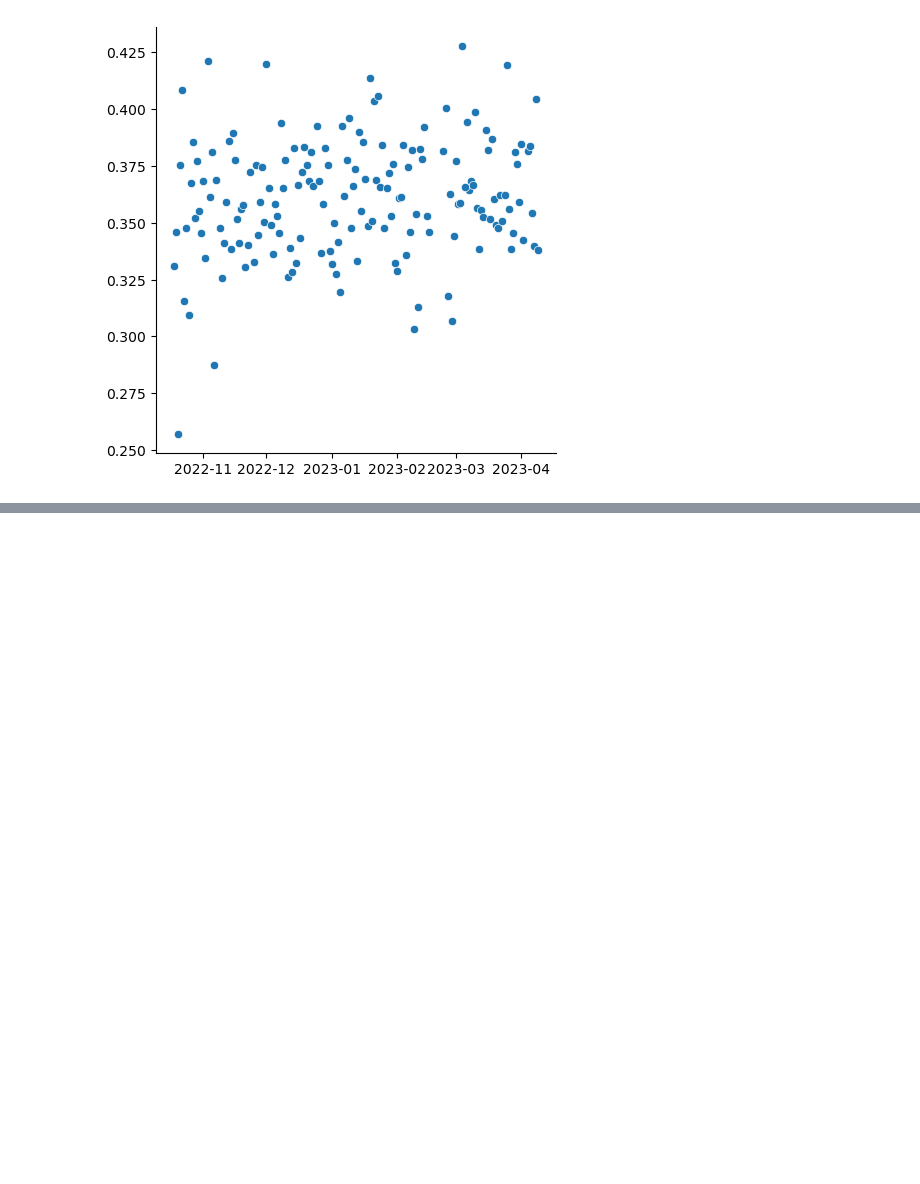
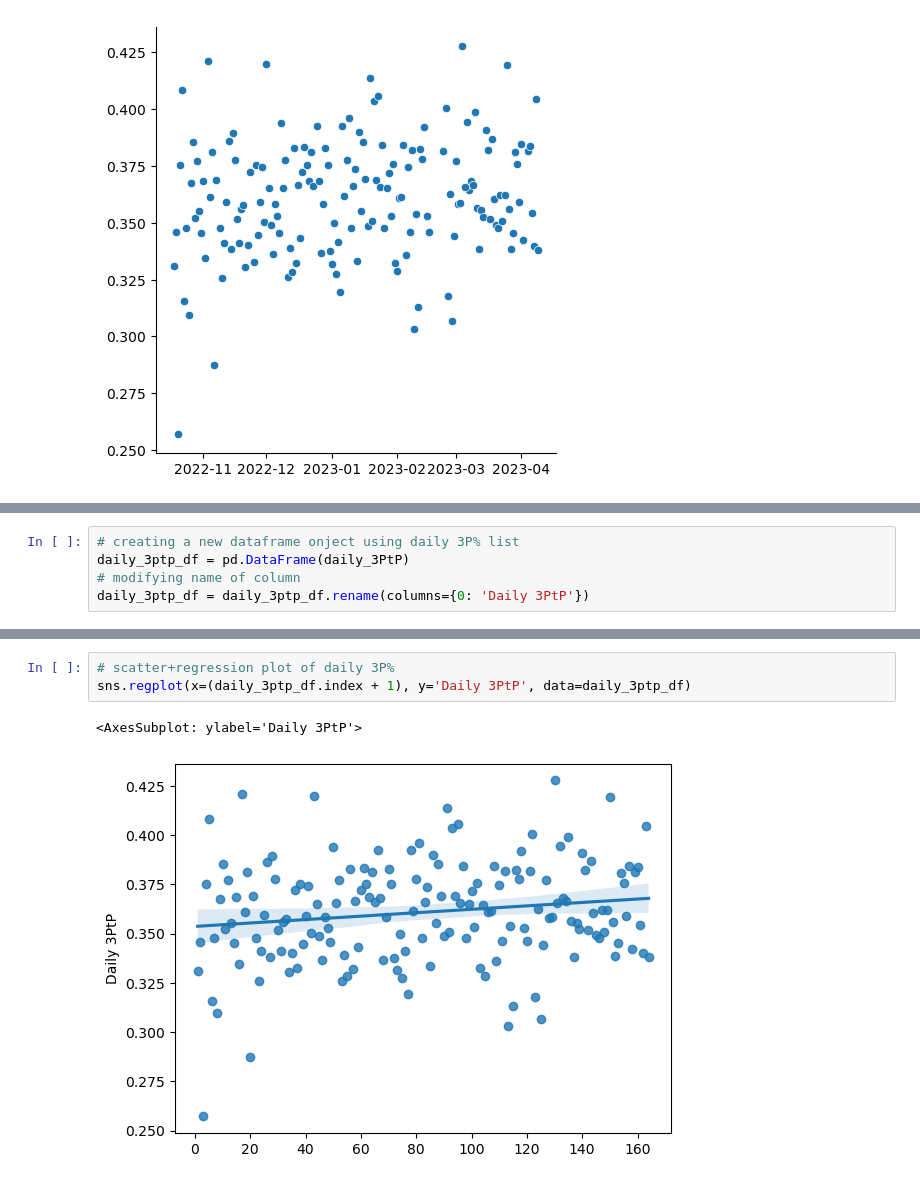
Before and after one commit to jcarmfran/Python-Projects, a Jupyter notebook: Basketball Analysis/Plotting.ipynb, the cells around one changed output, grey strips where cells are left out. Saved outputs shown, nothing was run; the diff lists cells and outputs as text; blank space fills up the shorter version.

```diff
--- a/Basketball Analysis/Plotting.ipynb
+++ b/Basketball Analysis/Plotting.ipynb
@@ -267,0 +191,5 @@ sns.lineplot(x='year', y='passengers', hue='month', data=df)
+# %%
+# creating a new dataframe onject using daily 3P% list
+daily_3ptp_df = pd.DataFrame(daily_3PtP)
+# modifying name of column
+daily_3ptp_df = daily_3ptp_df.rename(columns={0: 'Daily 3PtP'})
@@ -267,0 +212,6 @@ sns.lineplot(x='year', y='passengers', hue='month', data=df)
+# %%
+# scatter+regression plot of daily 3P%
+sns.regplot(x=(daily_3ptp_df.index + 1), y='Daily 3PtP', data=daily_3ptp_df)
+# %% [output]
+<AxesSubplot: ylabel='Daily 3PtP'>
+[figure, added]
```
Also changed, not shown: parts of 52 cells of this notebook.
